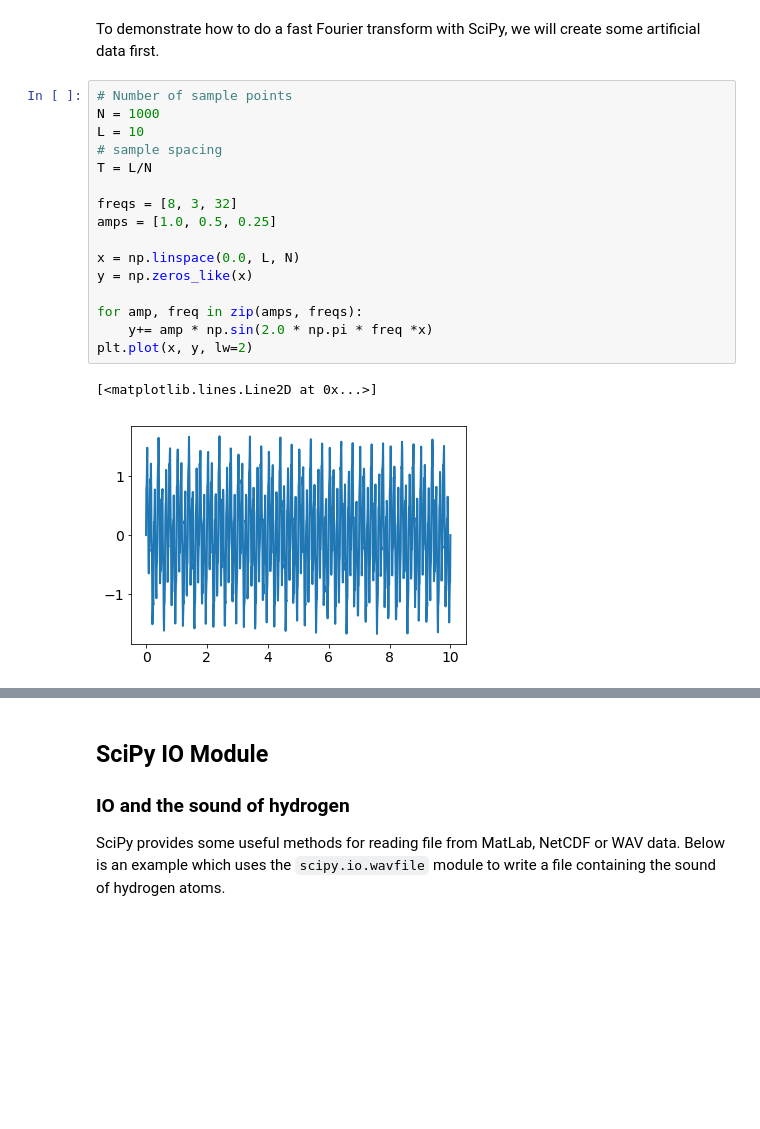
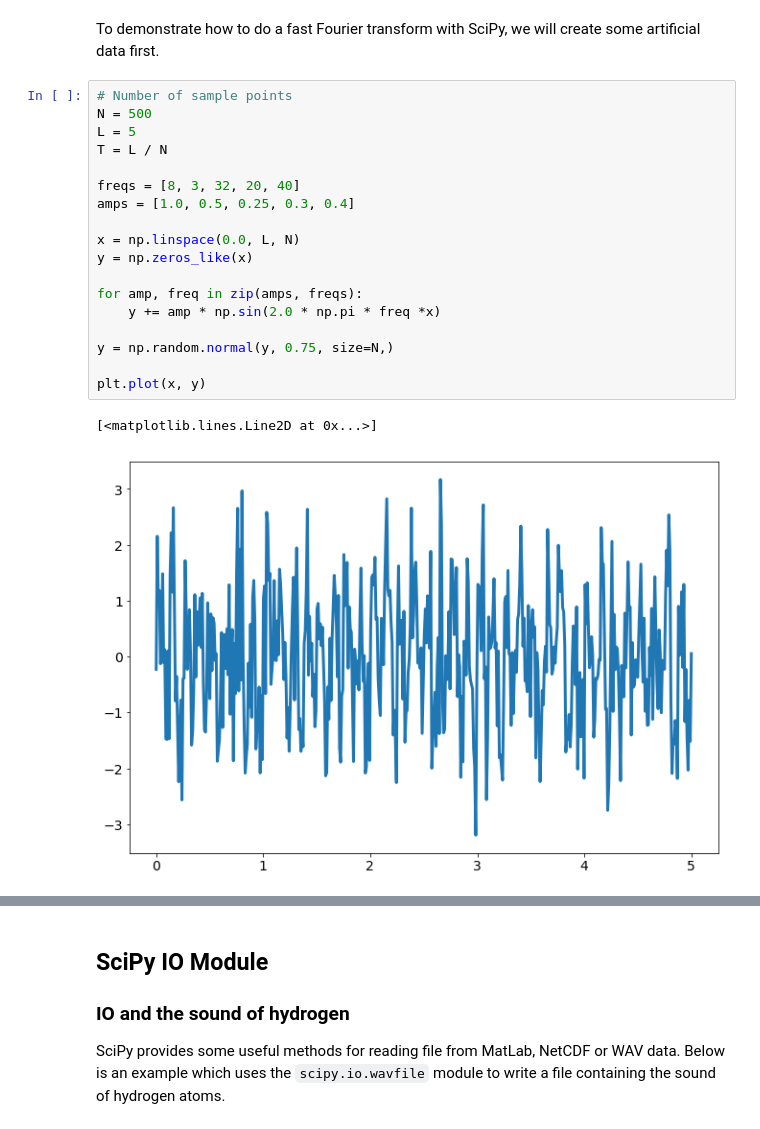
Before and after one commit to maxnoe/scientific_python_notebooks, a Jupyter notebook: scipy.ipynb, the cells around one changed output, grey strips where cells are left out. Drawn from its saved outputs; the diff is of its cells as text; blank space fills up the shorter version.

```diff
--- a/scipy.ipynb
+++ b/scipy.ipynb
@@ -634,23 +596,25 @@ from scipy import fftpack
 To demonstrate how to do a fast Fourier transform with SciPy, we will create some artificial data first.
 # %%
 # Number of sample points
-N = 1000
-L = 10
-# sample spacing
-T = L/N
+N = 500
+L = 5
+T = L / N
 
-freqs = [8, 3, 32]
-amps = [1.0, 0.5, 0.25]
+freqs = [8, 3, 32, 20, 40]
+amps = [1.0, 0.5, 0.25, 0.3, 0.4]
 
 x = np.linspace(0.0, L, N)
 y = np.zeros_like(x)
 
 for amp, freq in zip(amps, freqs):
-    y+= amp * np.sin(2.0 * np.pi * freq *x)
-plt.plot(x, y, lw=2)
+    y += amp * np.sin(2.0 * np.pi * freq *x)
+
+y = np.random.normal(y, 0.75, size=N,)
+
+plt.plot(x, y)
 # %% [output]
 [<matplotlib.lines.Line2D at 0x...>]
-[figure, old version]
+[figure, new version]
 # %%
 yf = fftpack.rfft(y)
 xf = fftpack.rfftfreq(N, T)
```
Also changed, not shown: parts of 40 cells of this notebook.
